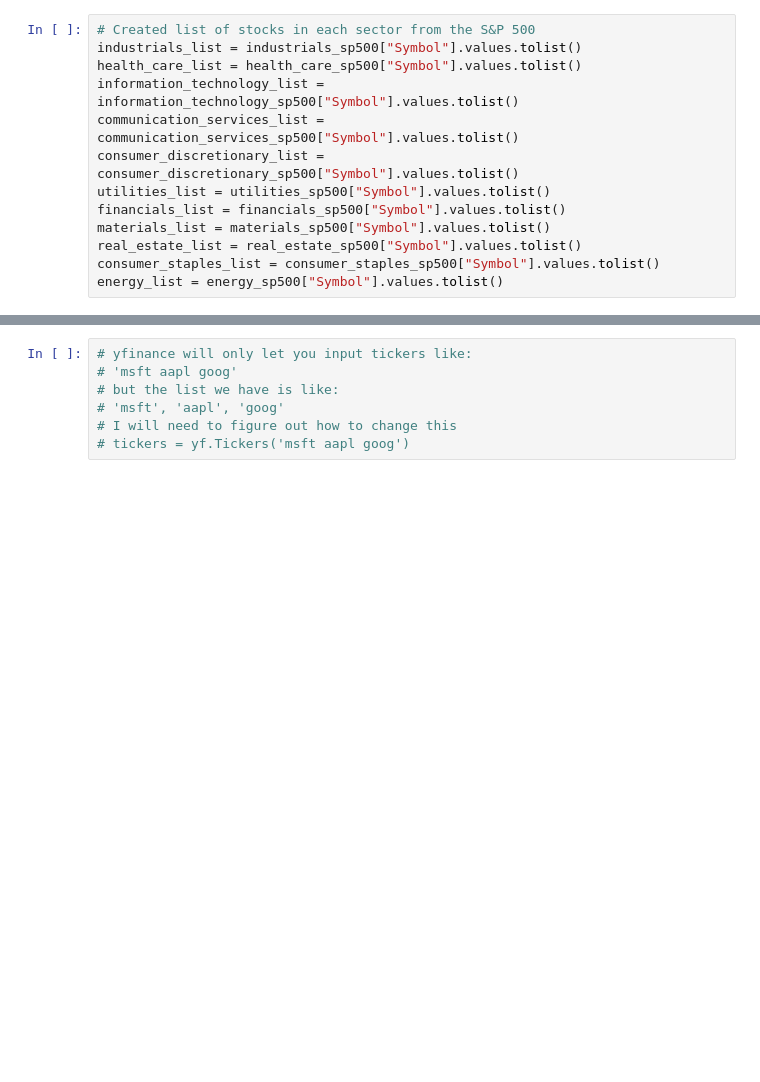
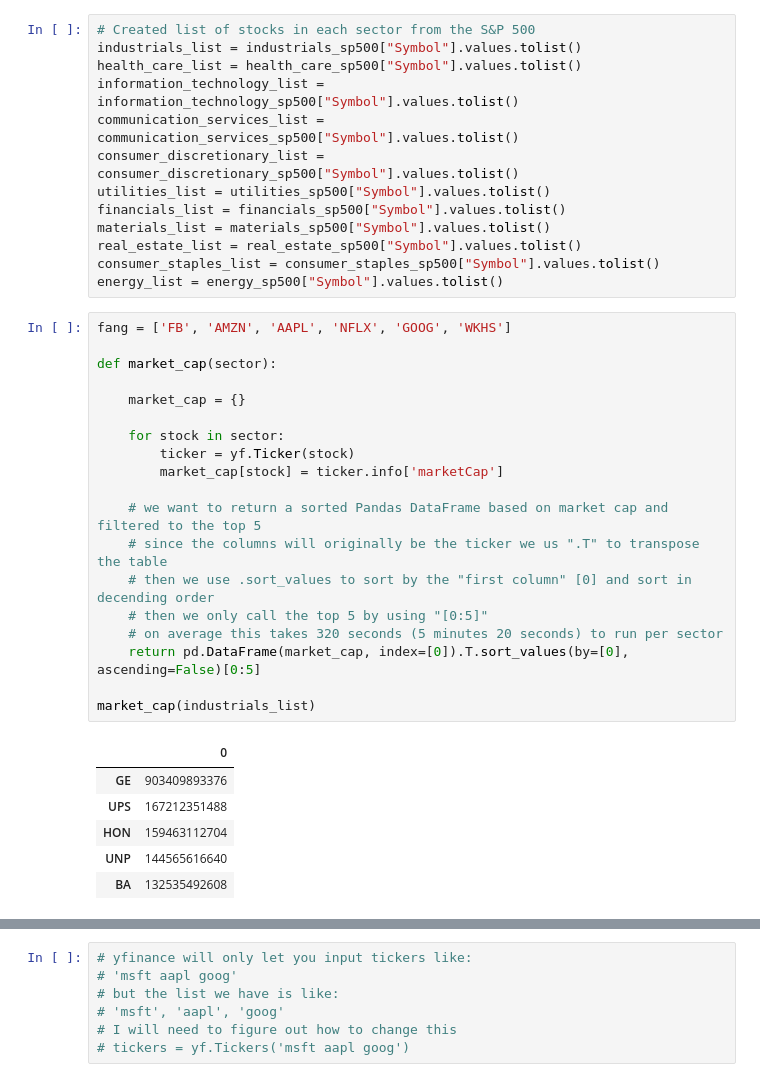
Before and after one commit to scottslusher/Portfolio-Builder, a Jupyter notebook: yfinance_bb.ipynb, the cells around one changed output, grey strips where cells are left out. Saved outputs shown, nothing was run; the diff lists cells and outputs as text; blank space fills up the shorter version.

Commit message:
added top5 by market cap. Takes 35+ minutes to run

```diff
--- a/yfinance_bb.ipynb
+++ b/yfinance_bb.ipynb
@@ -131,3 +131,29 @@ materials_list = materials_sp500["Symbol"].values.tolist()
 real_estate_list = real_estate_sp500["Symbol"].values.tolist()
 consumer_staples_list = consumer_staples_sp500["Symbol"].values.tolist()
 energy_list = energy_sp500["Symbol"].values.tolist()
+# %%
+fang = ['FB', 'AMZN', 'AAPL', 'NFLX', 'GOOG', 'WKHS']
+
+def market_cap(sector):
+
+    market_cap = {}
+
+    for stock in sector:
+        ticker = yf.Ticker(stock)
+        market_cap[stock] = ticker.info['marketCap']
+
+    # we want to return a sorted Pandas DataFrame based on market cap and filtered to the top 5
+    # since the columns will originally be the ticker we us ".T" to transpose the table
+    # then we use .sort_values to sort by the "first column" [0] and sort in decending order
+    # then we only call the top 5 by using "[0:5]"
+    # on average this takes 320 seconds (5 minutes 20 seconds) to run per sector
+    return pd.DataFrame(market_cap, index=[0]).T.sort_values(by=[0], ascending=False)[0:5]
+
+market_cap(industrials_list)
+# %% [output]
+|  | 0 |
+| GE | 903409893376 |
+| UPS | 167212351488 |
+| HON | 159463112704 |
+| UNP | 144565616640 |
+| BA | 132535492608 |
```
Also changed, not shown: parts of 12 cells of this notebook, 1 other file.
